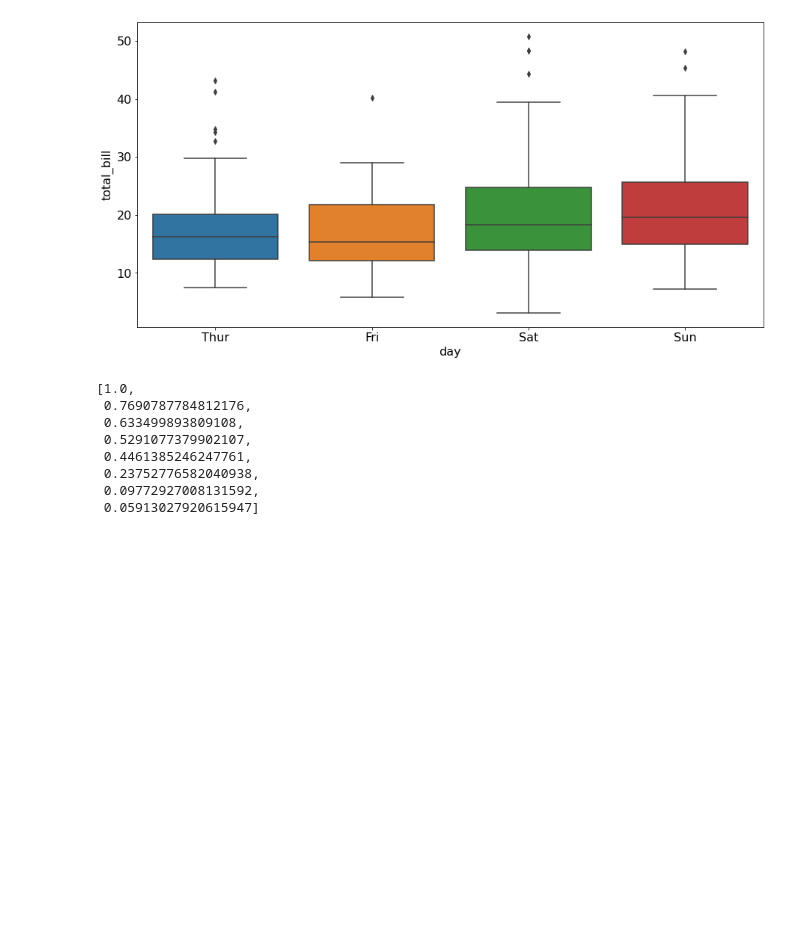
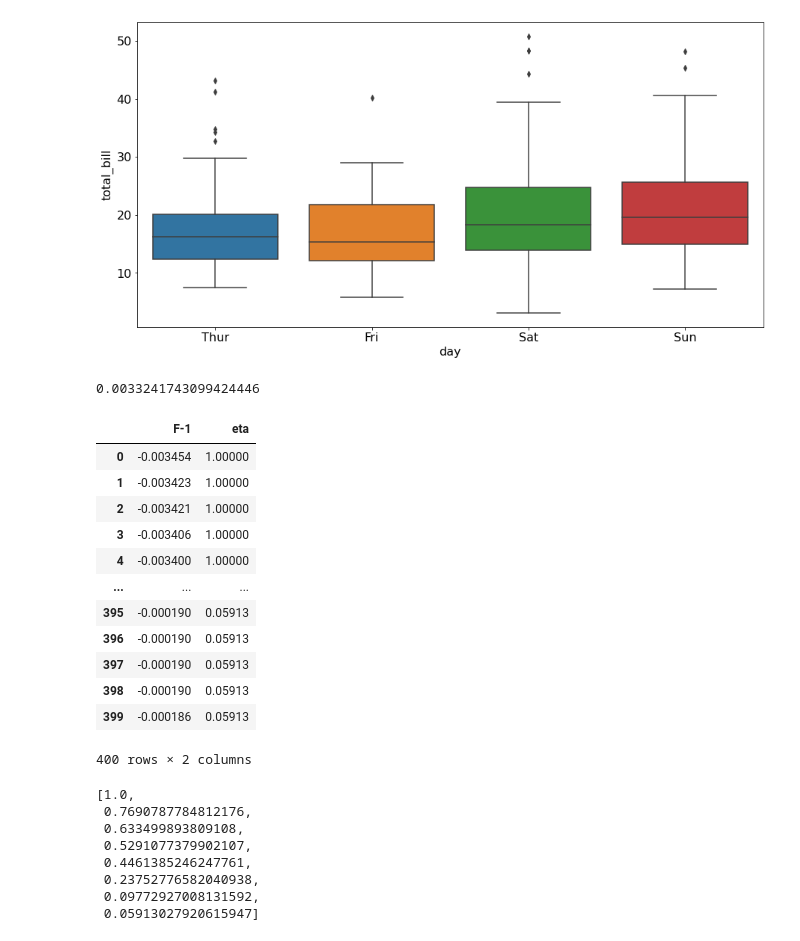
Before and after one commit to IharLobach/ursse, a Jupyter notebook: analyzing_collected_data/shifts/shift_03_05_2020/filters_fano_factors.ipynb, the cells around one changed output. Cells and saved outputs as stored; diff of their text form; code cells hidden in the pictures; blank space fills up the shorter version.

```diff
--- a/analyzing_collected_data/shifts/shift_03_05_2020/filters_fano_factors.ipynb
+++ b/analyzing_collected_data/shifts/shift_03_05_2020/filters_fano_factors.ipynb
@@ -110,6 +141,9 @@ ax = sns.boxplot(x="day", y="total_bill", data=tips)
 [figure]
 # %%
 p0 = res[0]['report']['p_measured']
+p0
+# %% [output]
+0.0033241743099424446
 # %%
 dfs = []
 etas = []
@@ -121,6 +155,21 @@ for r in res:
     dfs.append(df)
 # %%
 plot_df = pd.concat(dfs, ignore_index=True)
+plot_df
+# %% [output]
+|  | F-1 | eta |
+| 0 | -0.003454 | 1.00000 |
+| 1 | -0.003423 | 1.00000 |
+| 2 | -0.003421 | 1.00000 |
+| 3 | -0.003406 | 1.00000 |
+| 4 | -0.003400 | 1.00000 |
+| ... | ... | ... |
+| 395 | -0.000190 | 0.05913 |
+| 396 | -0.000190 | 0.05913 |
+| 397 | -0.000190 | 0.05913 |
+| 398 | -0.000190 | 0.05913 |
+| 399 | -0.000186 | 0.05913 |
+400 rows × 2 columns
 # %%
 etas
 # %% [output]
```
Also changed, not shown: parts of 5 cells of this notebook, 17 other files.
